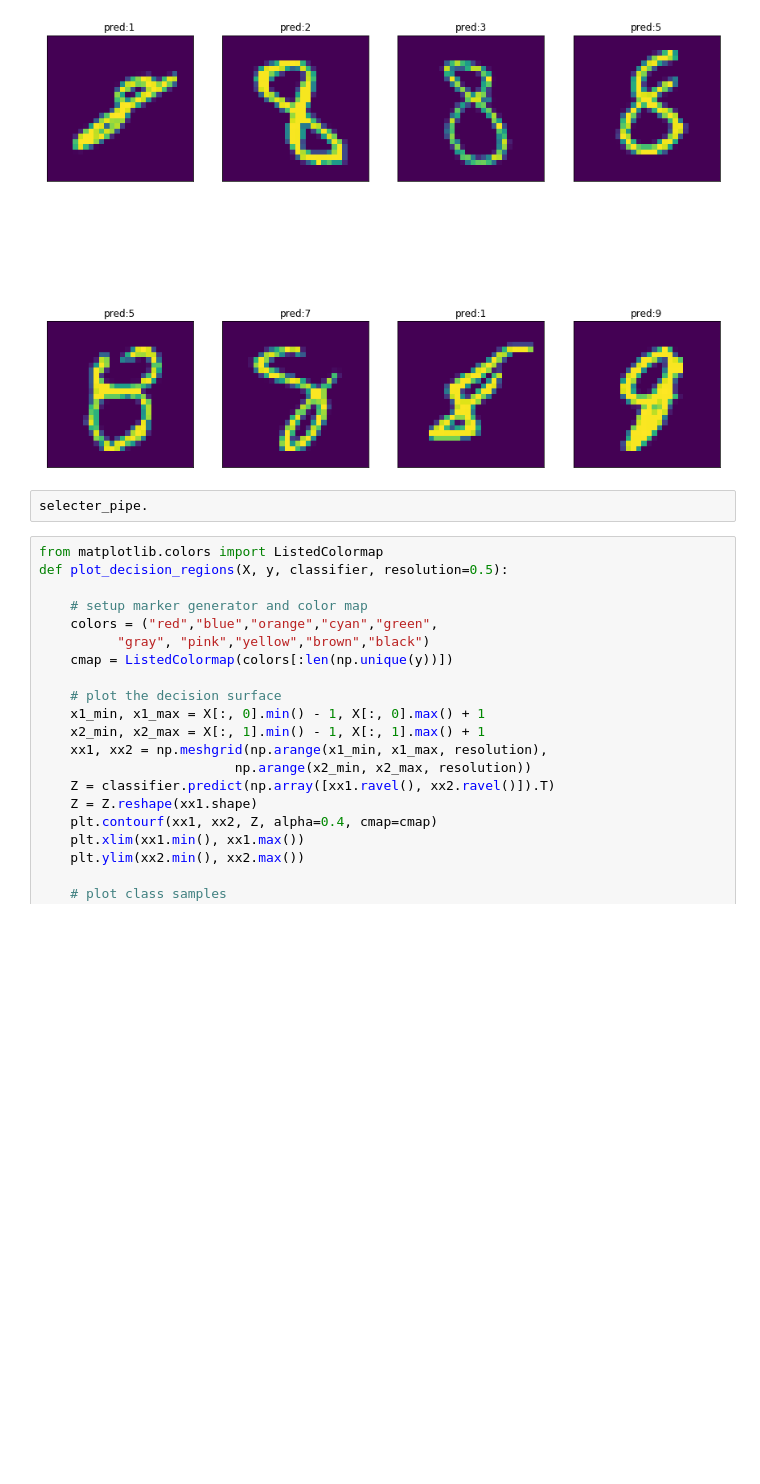
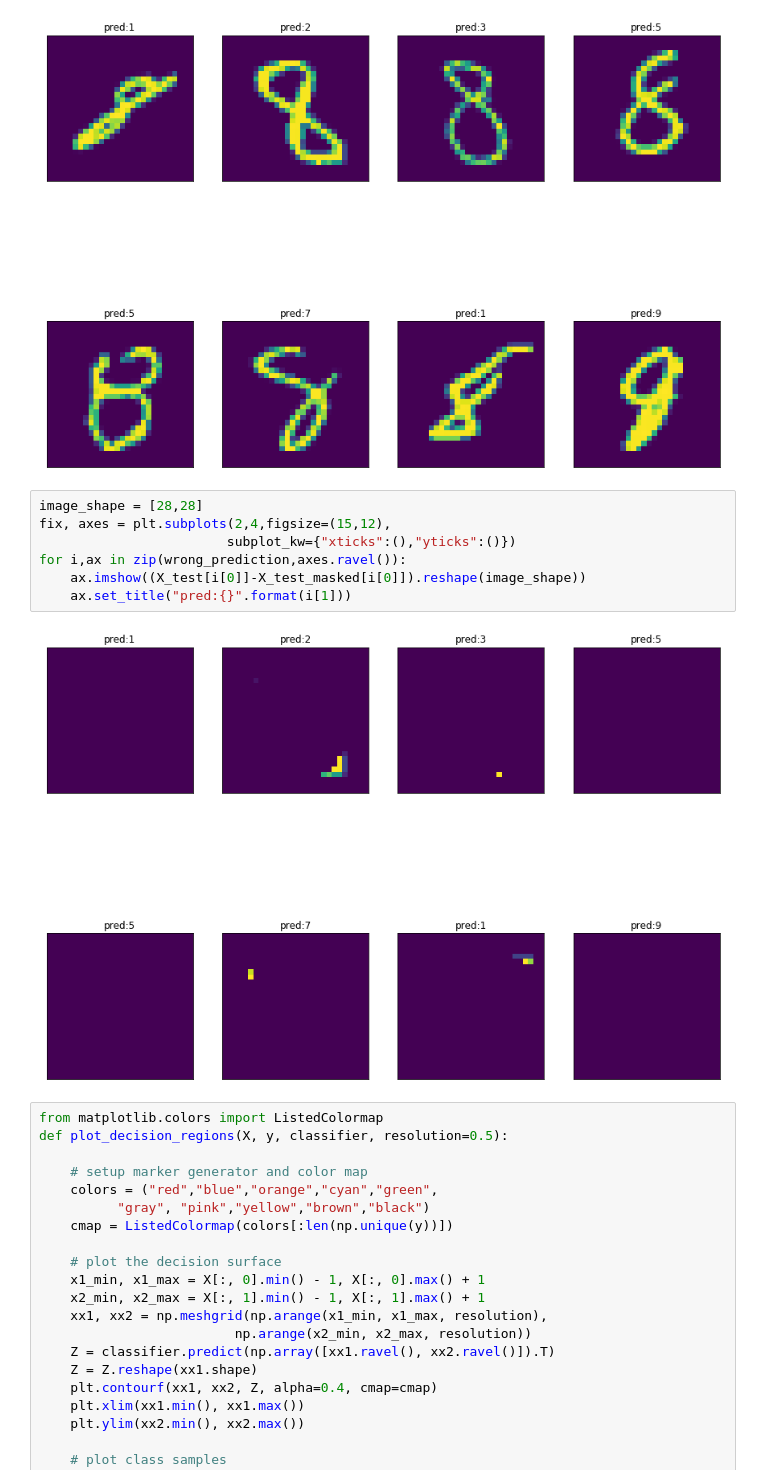
Before and after one commit to iusami/mnist, a Jupyter notebook: model_new.ipynb, the cells around one changed output. Drawn from its saved outputs; the diff is of its cells as text; blank space fills up the shorter version.

```diff
--- a/model_new.ipynb
+++ b/model_new.ipynb
@@ -225,8 +241,15 @@ for i,ax in zip(wrong_prediction,axes.ravel()):
     ax.set_title("pred:{}".format(i[1]))
 # %% [output]
 [figure]
-# %%
-selecter_pipe.
+# %%
+image_shape = [28,28]
+fix, axes = plt.subplots(2,4,figsize=(15,12),
+                        subplot_kw={"xticks":(),"yticks":()})
+for i,ax in zip(wrong_prediction,axes.ravel()):
+    ax.imshow((X_test[i[0]]-X_test_masked[i[0]]).reshape(image_shape))
+    ax.set_title("pred:{}".format(i[1]))
+# %% [output]
+[figure, added]
 # %%
 from matplotlib.colors import ListedColormap
 def plot_decision_regions(X, y, classifier, resolution=0.5):
```
Also changed, not shown: parts of 8 cells of this notebook, 1 other file.
